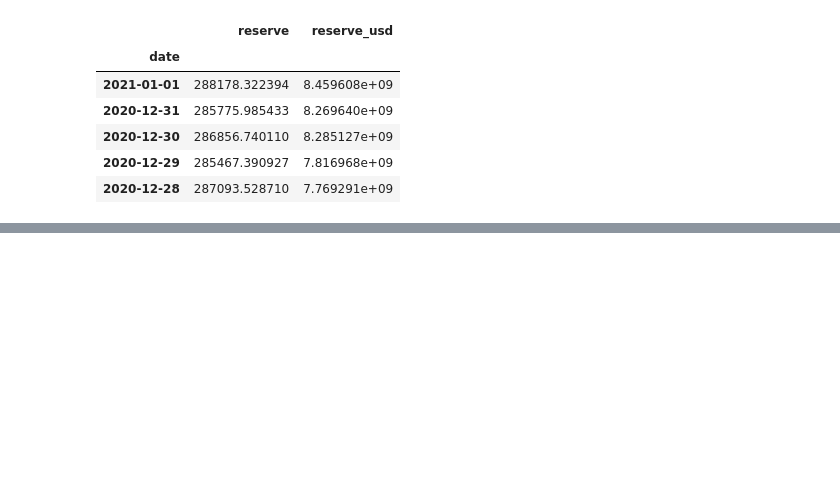
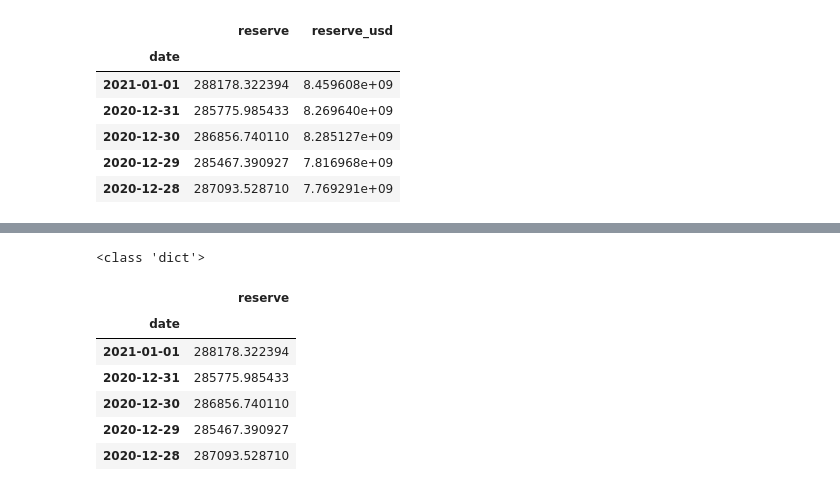
Before and after one commit to nospmah/fintech.group_project, a Jupyter notebook: notebooks/abdull_working.ipynb, the cells around one changed output, grey strips where cells are left out. Saved outputs shown, nothing was run; the diff lists cells and outputs as text; code cells hidden in the pictures; blank space fills up the shorter version.

```diff
--- a/notebooks/abdull_working.ipynb
+++ b/notebooks/abdull_working.ipynb
@@ -17,7 +25,9 @@ load_dotenv()
 access_token = os.getenv("CQ_API_KEY")
 headers = { 'Authorization': 'Bearer ' + access_token }
 import urllib.request
-url_a = "https://api.cryptoquant.com/v1/btc/exchange-flows/reserve?exchange=binance&window=day&from=20150101&to=20210101"
+url_a = "https://api.cryptoquant.com/v1/btc/exchange-flows/reserve?exchange=binance&window=day&from=20150101&to=20210101&limit=100000"
+#only retrieves data as far back as 06/23/2017
+
 response_a = requests.get(url_a, headers=headers)
 all_exchange_reserve=response_a.json()
 print(type(all_exchange_reserve))
@@ -130,0 +121,33 @@ reserve                  0.23348  1.00000
+# %%
+def get_exchange_reserves(start, end):
+    load_dotenv()
+    access_token = os.getenv("CQ_API_KEY")
+    headers = { 'Authorization': 'Bearer ' + access_token }
+    import urllib.request
+    url_a = f"https://api.cryptoquant.com/v1/btc/exchange-flows/reserve?exchange=binance&window=day&from={start}&to={end}&limit=100000"
+#only retrieves data as far back as 06/23/2017
+
+    response_a = requests.get(url_a, headers=headers)
+    all_exchange_reserve=response_a.json()
+    print(type(all_exchange_reserve))
+#pprint.pprint(all_exchange_reserve)
+
+    all_exchange_df = pd.DataFrame(data=all_exchange_reserve['result']['data'])
+    all_exchange_df['date'] = pd.to_datetime(all_exchange_df['date'])
+    all_exchange_df = all_exchange_df.set_index('date')
+    exchange_reserve_df=all_exchange_df.drop(columns=["reserve_usd"])
+
+
+    return exchange_reserve_df
+# %%
+test_df = get_exchange_reserves(20200101, 20210101)
+test_df.head()
+# %% [output]
+<class 'dict'>
+|  | reserve |
+| date |  |
+| 2021-01-01 | 288178.322394 |
+| 2020-12-31 | 285775.985433 |
+| 2020-12-30 | 286856.740110 |
+| 2020-12-29 | 285467.390927 |
+| 2020-12-28 | 287093.528710 |
```
Also changed, not shown: parts of 9 cells of this notebook.
